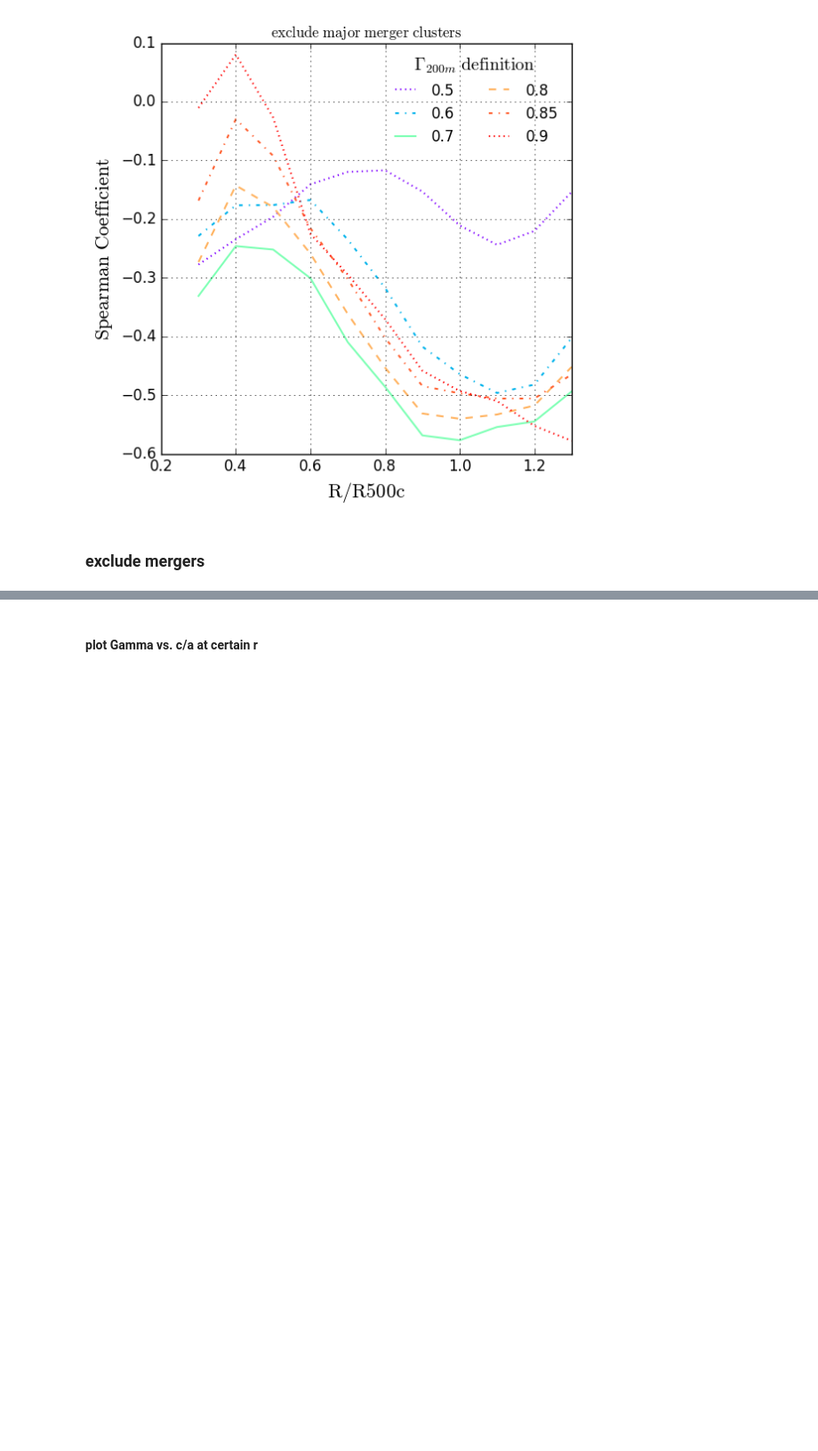
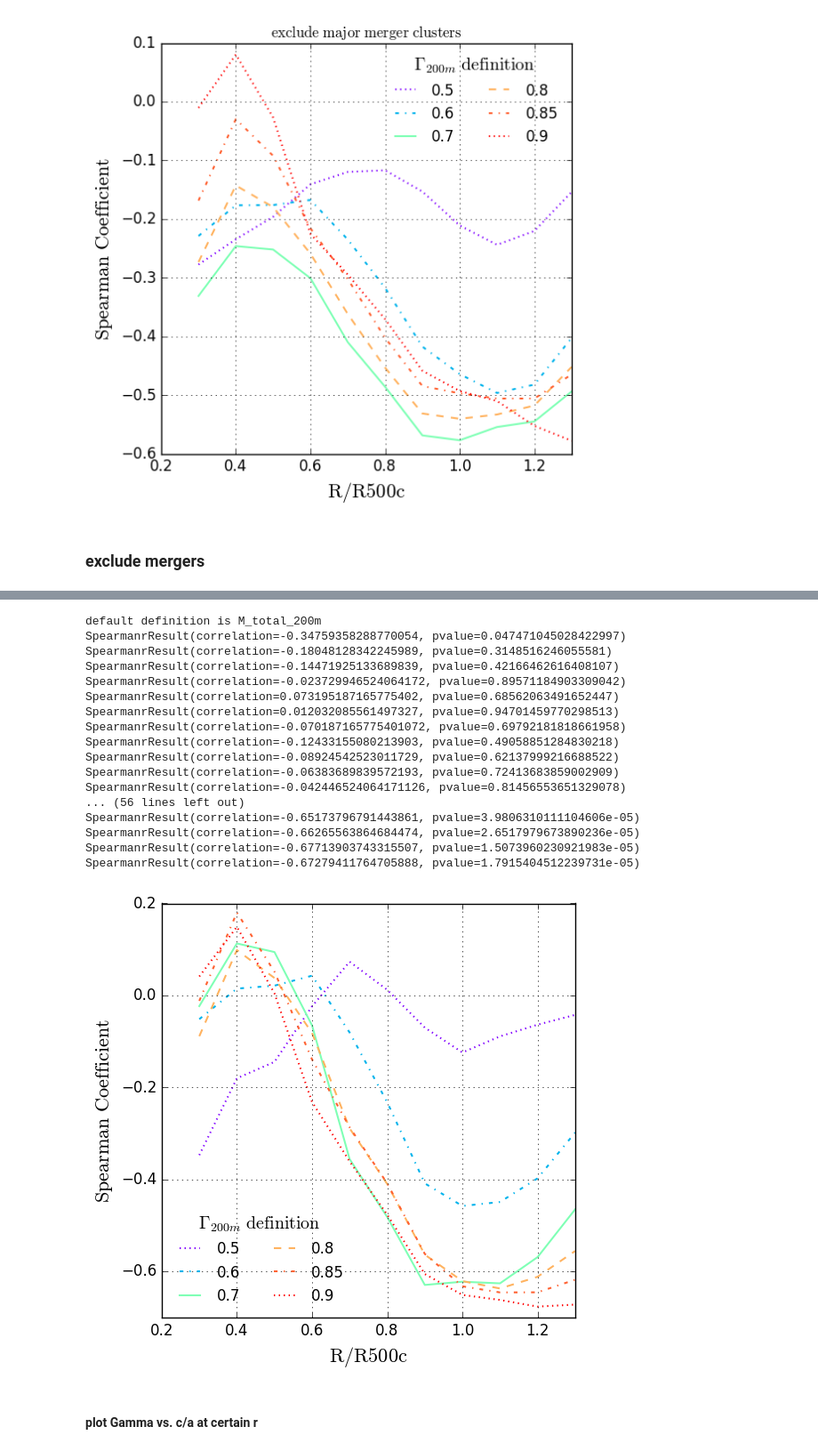
Before and after one commit to zoesuns/Omega500AnalysisTools, a Jupyter notebook: omega500analysistools/example_notebooks/analyze_85CL.ipynb, the cells around one changed output, grey strips where cells are left out. Shown: that part at 89% size. Cells and saved outputs as stored; diff of their text form; code cells hidden in the pictures; blank space fills up the shorter version.

```diff
--- a/omega500analysistools/example_notebooks/analyze_85CL.ipynb
+++ b/omega500analysistools/example_notebooks/analyze_85CL.ipynb
@@ -255,0 +259,7 @@ default definition is M_total_200m
+# %%
+filt=(allz0id==minormajormergerid[0])
+for unid in list(minormajormergerid):#+[8,200,100,223]:
+    filt=filt|(allz0id==unid)
+filter_relax=~filt
+print sum(filter_relax)
+print filter_relax, allz0id
@@ -256,36 +283,57 @@ default definition is M_total_200m
 # %%
 plt.figure(figsize=(6,6))
 cnorm_gamma=colors.Normalize(vmin=0.5,vmax=0.9)
 scalarmap_gamma=cm.ScalarMappable(norm=cnorm_gamma,cmap=cm.rainbow)
 # lsty=[':','-.','--','-','-','--','-.',':']
 # lwd=[2,2,2,2,1.5,1.5,1.5,1.5]
 lsty=[':','-.','-','--','-.',':']
 for ig,spco_acutgamma in enumerate([0.5,0.6,0.7,0.8,0.85,0.9]):
-    spco_Gamma=calc_Gamma(spco_acutgamma,Mdef='M_total_200m')
+    spco_Gamma=calc_Gamma(spco_acutgamma,Mdef='M_total_200m')[filter_relax]
     spco=[]
     r_spco=[]
     rindex=[4,5,6,7,8,9,10,11,12,13,14]
     for spco_ir in rindex:
-        spco_ell_r500c=allelldata[:,spco_ir]
+        spco_ell_r500c=allelldata[filter_relax][:,spco_ir]
         r_spco.append(rlist[spco_ir])
+        print spearmanr(spco_Gamma,spco_ell_r500c)
         spco.append(spearmanr(spco_Gamma,spco_ell_r500c)[0])
     color=scalarmap_gamma.to_rgba(spco_acutgamma)
     plt.plot(r_spco,spco,label=str(spco_acutgamma),ls=lsty[ig],c=color)
 leg = plt.legend(ncol=2)
-leg.set_title(r'$\Gamma_{200m}$', prop = {'size':'x-large'})
+leg.set_title(r'$\Gamma_{200m} \rm \ definition$', prop = {'size':'x-large'})
 
+# plt.title(r'$\rm exclude \   all \ merger \ clusters$')
 plt.xlabel(r'$\rm R/R500c$')
 plt.ylabel(r'$\rm Spearman \ Coefficient$')
 # plt.ylabel('spearman coef (3D ell vs Gamma)')
 
 plt.xlim([0.2,1.3])
-plt.ylim([-0.6,0.1])
+plt.ylim([-0.7,0.2])
 plt.grid()
 
-plt.savefig('spearman_coef_R_r200m.png')
-plt.savefig('spearman_coef_R_r200m.eps')
+plt.savefig('spearman_coef_R_r200m_ex_all_merger.png')
+plt.savefig('spearman_coef_R_r200m_ex_all_merger.eps')
 
 plt.show()
+# %% [output]
+default definition is M_total_200m
+SpearmanrResult(correlation=-0.34759358288770054, pvalue=0.047471045028422997)
+SpearmanrResult(correlation=-0.18048128342245989, pvalue=0.3148516246055581)
+SpearmanrResult(correlation=-0.14471925133689839, pvalue=0.42166462616408107)
+SpearmanrResult(correlation=-0.023729946524064172, pvalue=0.89571184903309042)
+SpearmanrResult(correlation=0.073195187165775402, pvalue=0.68562063491652447)
+SpearmanrResult(correlation=0.012032085561497327, pvalue=0.94701459770298513)
+SpearmanrResult(correlation=-0.070187165775401072, pvalue=0.69792181818661958)
+SpearmanrResult(correlation=-0.12433155080213903, pvalue=0.49058851284830218)
+SpearmanrResult(correlation=-0.08924542523011729, pvalue=0.62137999216688522)
+SpearmanrResult(correlation=-0.06383689839572193, pvalue=0.72413683859002909)
+SpearmanrResult(correlation=-0.042446524064171126, pvalue=0.81456553651329078)
+... (56 lines left out)
+SpearmanrResult(correlation=-0.65173796791443861, pvalue=3.9806310111104606e-05)
+SpearmanrResult(correlation=-0.66265563864684474, pvalue=2.6517979673890236e-05)
+SpearmanrResult(correlation=-0.67713903743315507, pvalue=1.5073960230921983e-05)
+SpearmanrResult(correlation=-0.67279411764705888, pvalue=1.7915404512239731e-05)
+[figure, added]
 # %%
 plt.figure(figsize=(8,6))
 cnorm_gamma=colors.Normalize(vmin=0.5,vmax=0.9)
```
Also changed, not shown: parts of 29 cells of this notebook, 16 other files.
